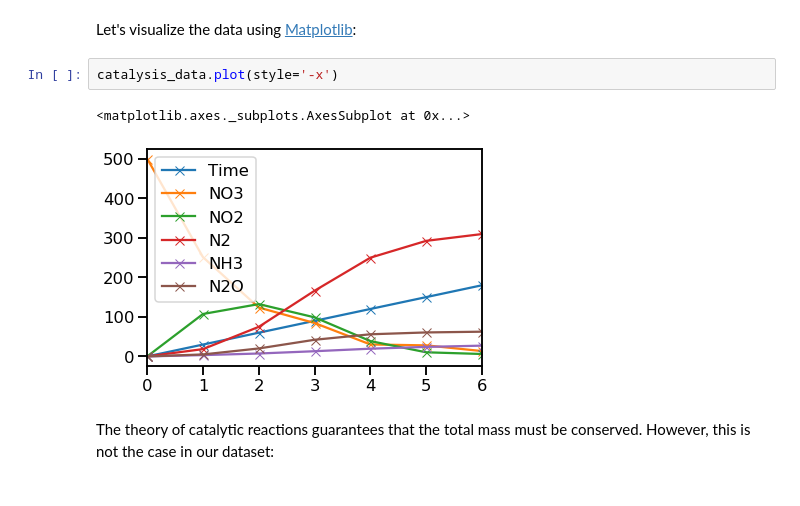
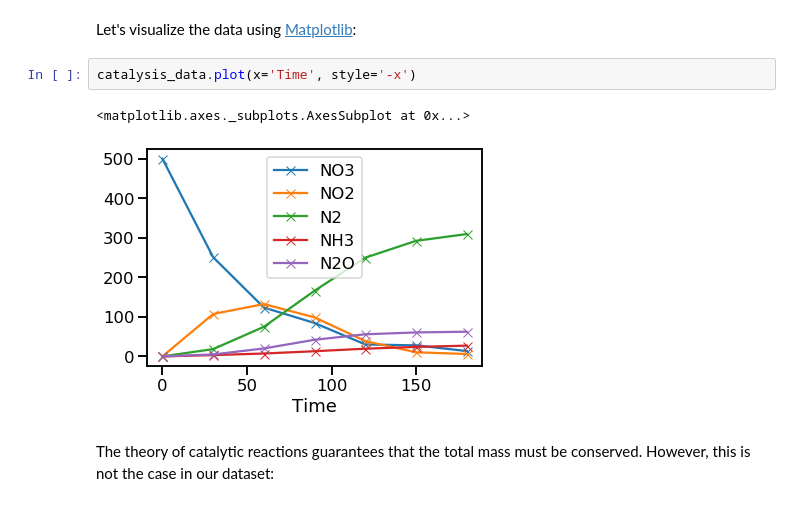
Before and after one commit to PredictiveScienceLab/uq-course, a Jupyter notebook: lectures/lecture_02.ipynb, the cells around one changed output. Saved outputs shown, nothing was run; the diff lists cells and outputs as text.

```diff
--- a/lectures/lecture_02.ipynb
+++ b/lectures/lecture_02.ipynb
@@ -305,10 +305,10 @@ catalysis_data
 # %% [markdown]
 Let's visualize the data using [Matplotlib](http://matplotlib.org):
 # %%
-catalysis_data.plot(style='-x')
+catalysis_data.plot(x='Time', style='-x')
 # %% [output]
 <matplotlib.axes._subplots.AxesSubplot at 0x...>
-[figure, old version]
+[figure, new version]
 # %% [markdown]
 The theory of catalytic reactions guarantees that the total mass must be conserved.
 However, this is not the case in our dataset:
```
Also changed, not shown: parts of 3 cells of this notebook, 6 other files.
